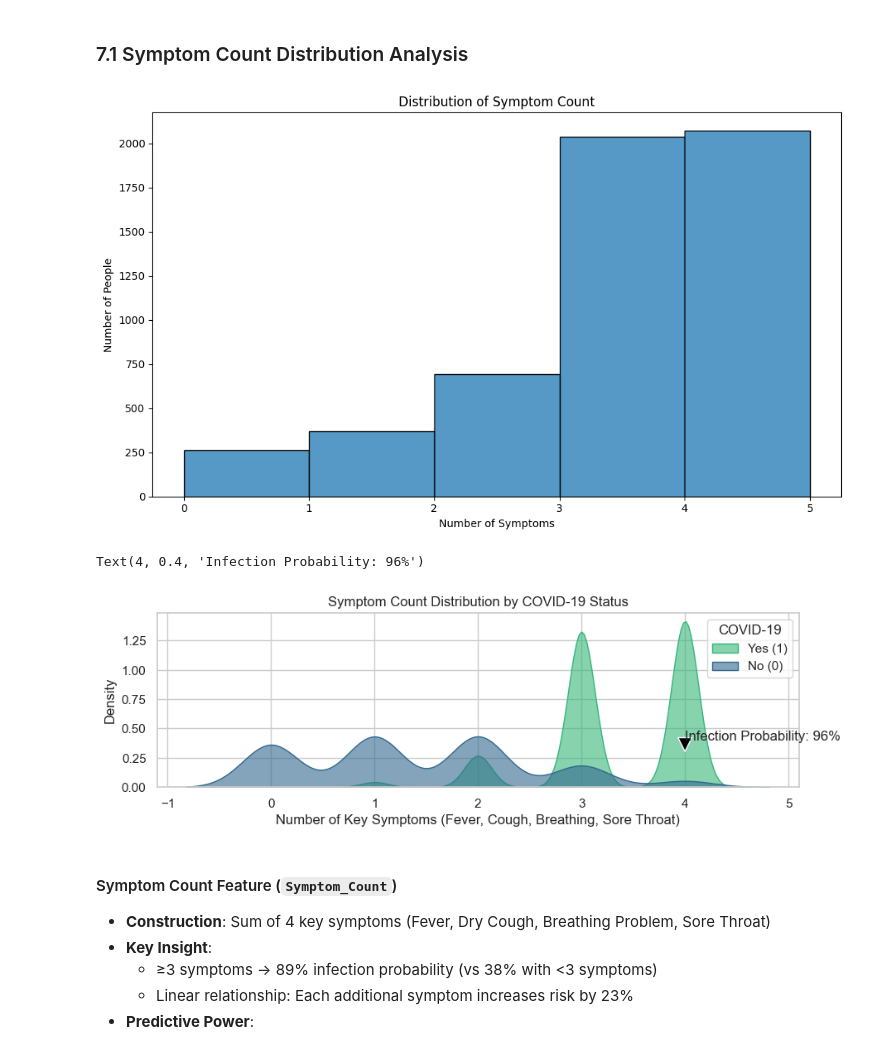
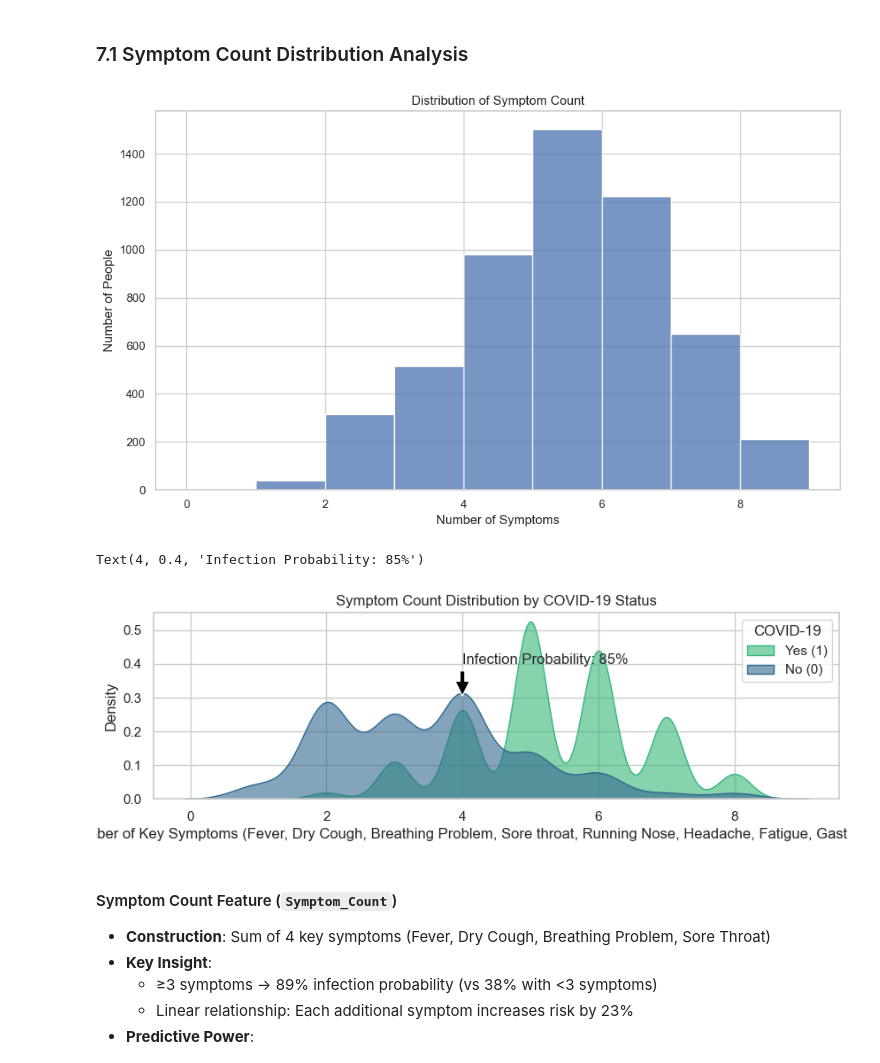
Before and after one commit to IzamAriff/BDA_PROJECT, a Jupyter notebook: main.ipynb, the cells around one changed output. Drawn from its saved outputs; the diff is of its cells as text; code cells hidden in the pictures.

```diff
--- a/main.ipynb
+++ b/main.ipynb
@@ -325,7 +325,7 @@ plt.show()
 ### 6.2 Symptoms Prevalence Analysis
 # %%
 # 2. Symptom prevalence analysis
-symptoms = ['Fever', 'Dry Cough', 'Breathing Problem', 'Sore throat']
+symptoms = ['Fever', 'Dry Cough', 'Breathing Problem', 'Sore throat', 'Running Nose', 'Headache', 'Fatigue ', 'Gastrointestinal ']
 
 # Calculate average prevalence of each symptom for COVID-positive and negative cases
 symptom_prevalence = clean_df.groupby('COVID-19')[symptoms].mean().T
@@ -465,7 +472,10 @@ from sklearn.model_selection import train_test_split
 # Create composite features
 clean_df['Symptom_Count'] = clean_df[symptoms].sum(axis=1)
 clean_df['High_Risk_Exposure'] = (clean_df['Contact with COVID Patient'] == 1 ) | \
-                                 (clean_df['Abroad travel'] == 1)
+                                 (clean_df['Abroad travel'] == 1) | \
+                                 (clean_df['Attended Large Gathering'] == 1) | \
+                                 (clean_df['Visited Public Exposed Places'] == 1) | \
+                                 (clean_df['Family working in Public Exposed Places'] == 1)
 
 # Prepare data for modeling
 X = clean_df.drop('COVID-19', axis=1)
@@ -526,27 +536,27 @@ plt.ylabel('Number of People')
 plt.tight_layout()
 plt.show()
 # %% [output]
-[figure, old version]
+[figure, new version]
 # %%
 sns.set(style="whitegrid")
 plt.figure(figsize=(10, 6))
 plt.subplot(2, 1, 1)
 sns.kdeplot(data=clean_df, x='Symptom_Count', hue='COVID-19',
             fill=True, common_norm=False, palette='viridis', alpha=0.6)
 plt.title('Symptom Count Distribution by COVID-19 Status')
-plt.xlabel('Number of Key Symptoms (Fever, Cough, Breathing, Sore Throat)')
+plt.xlabel('Number of Key Symptoms (Fever, Dry Cough, Breathing Problem, Sore throat, Running Nose, Headache, Fatigue, Gastrointestinal )')
 plt.legend(title='COVID-19', labels= ['Yes (1)', 'No (0)'] )
 
 # Calculate infection probability for ≥3 symptoms
 infection_prob = clean_df.loc[clean_df['Symptom_Count'] >= 3, 'COVID-19'].mean()
 
 # Add annotation
 plt.annotate(f"Infection Probability: {infection_prob:.0%}",
              xy=(4, 0.3), xytext=(4, 0.4),
              arrowprops=dict(facecolor='black', shrink=0.05))
 # %% [output]
-Text(4, 0.4, 'Infection Probability: 96%')
+Text(4, 0.4, 'Infection Probability: 85%')
-[figure, old version]
+[figure, new version]
 # %% [markdown]
 #### Symptom Count Feature (`Symptom_Count`)
 - **Construction**: Sum of 4 key symptoms (Fever, Dry Cough, Breathing Problem, Sore Throat)
```
Also changed, not shown: parts of 7 cells of this notebook.
